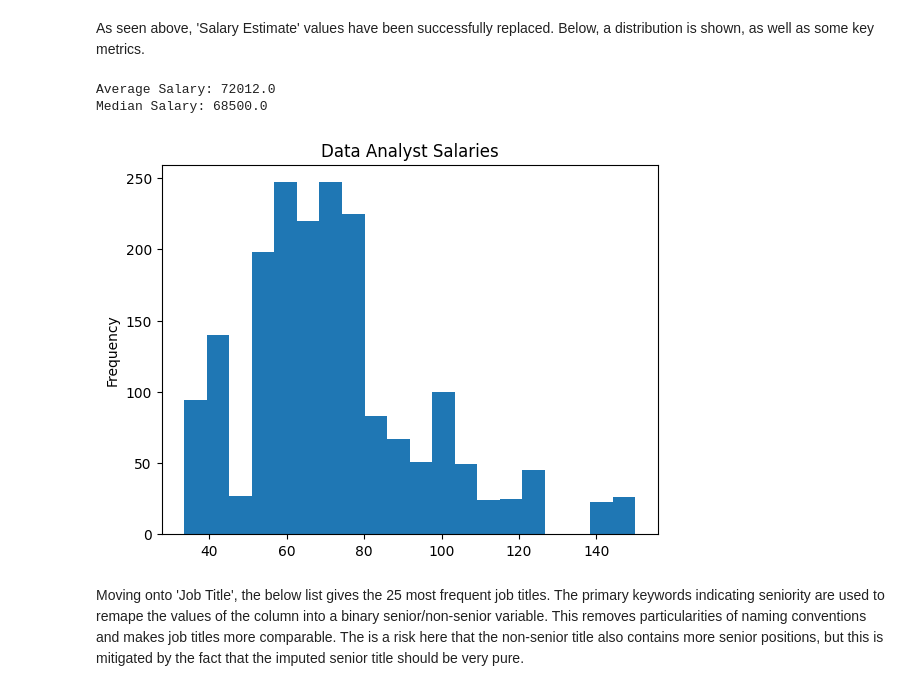
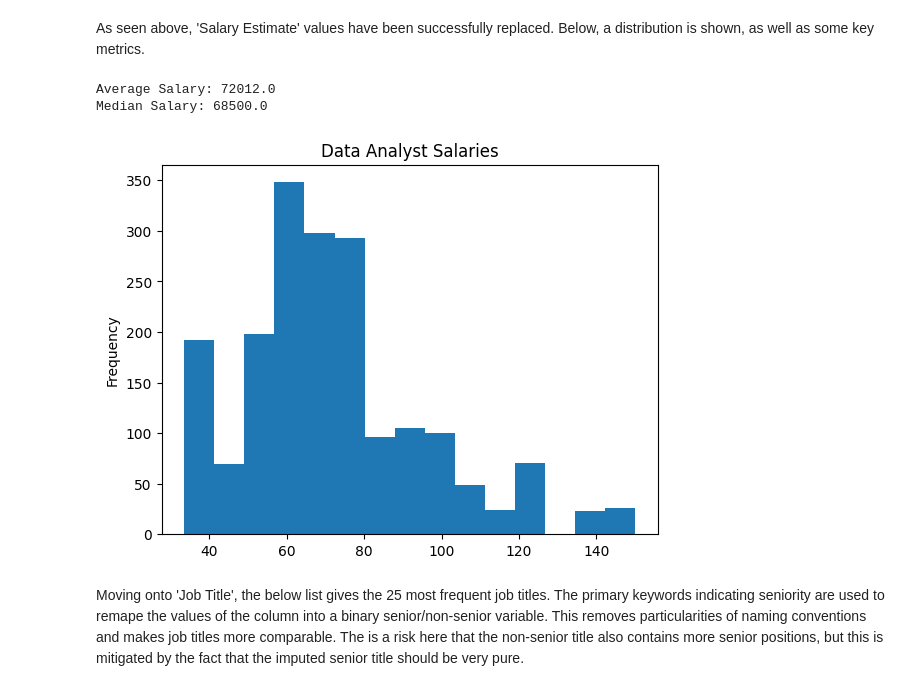
Before and after one commit to iansind/tech-jobs-clustering, a Jupyter notebook: tech_jobs_unsupervised_analysis.ipynb, the cells around one changed output. Cells and saved outputs as stored; diff of their text form; code cells hidden in the pictures.

```diff
--- a/tech_jobs_unsupervised_analysis.ipynb
+++ b/tech_jobs_unsupervised_analysis.ipynb
@@ -170,14 +172,14 @@ df.head()
 # %% [markdown]
 As seen above, 'Salary Estimate' values have been successfully replaced. Below, a distribution is shown, as well as some key metrics.
 # %%
-df['Salary Estimate'].plot(kind='hist', title='Data Analyst Salaries', bins=20)
+df['Salary Estimate'].plot(kind='hist', title='Data Analyst Salaries', bins=15)
 sal_mean = df['Salary Estimate'].mean() * 1000
 sal_med = df['Salary Estimate'].median() * 1000
 print(f'Average Salary: {np.round(sal_mean)}\nMedian Salary: {sal_med}')
 # %% [output]
 Average Salary: 72012.0
 Median Salary: 68500.0
-[figure, old version]
+[figure, new version]
 # %% [markdown]
 Moving onto 'Job Title', the below list gives the 25 most frequent job titles. The primary keywords indicating seniority are used to remape the values of the column into a binary senior/non-senior variable. This removes particularities of naming conventions and makes job titles more comparable. The is a risk here that the non-senior title also contains more senior positions, but this is mitigated by the fact that the imputed senior title should be very pure.
 # %%
```
Also changed, not shown: parts of 23 cells of this notebook.
